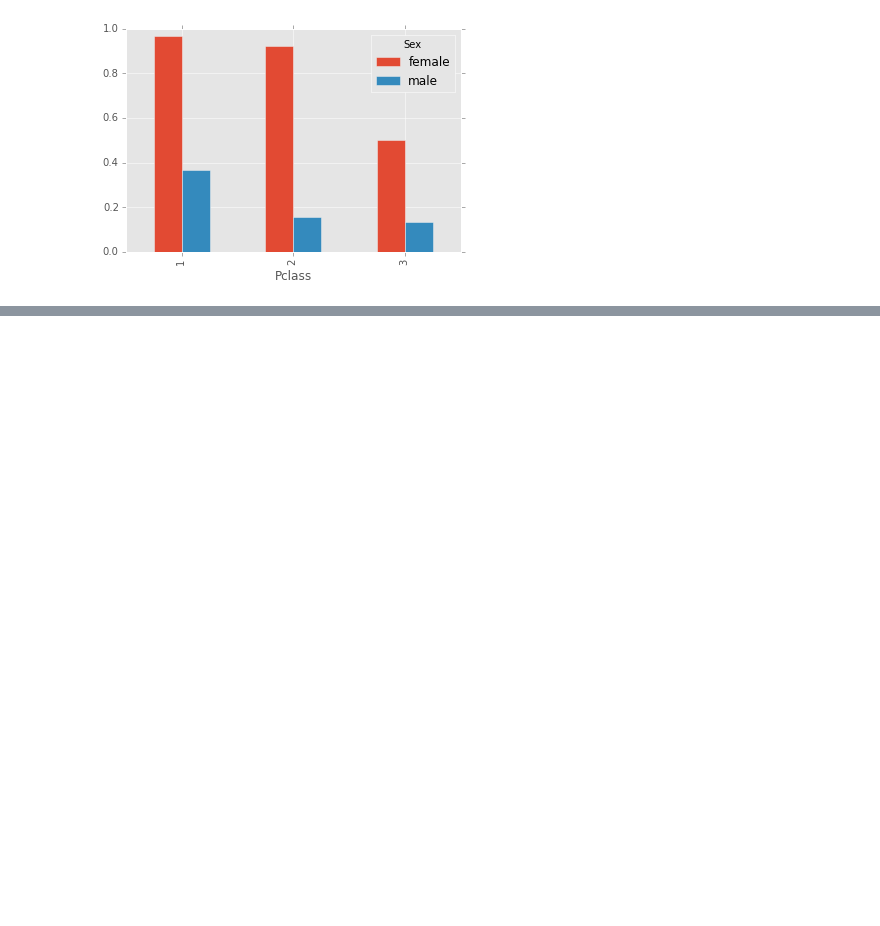
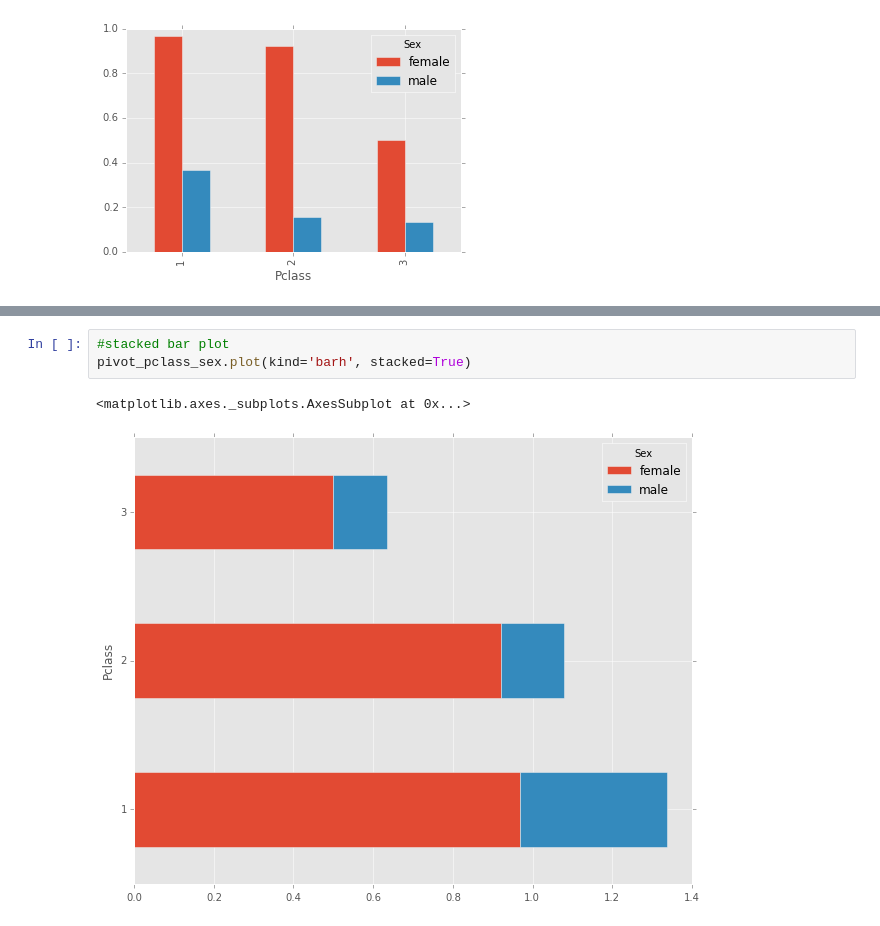
Before and after one commit to story645/ccny_software_carpentary, a Jupyter notebook: afternoon_session.ipynb, the cells around one changed output, grey strips where cells are left out. Saved outputs shown, nothing was run; the diff lists cells and outputs as text; blank space fills up the shorter version.

```diff
--- a/afternoon_session.ipynb
+++ b/afternoon_session.ipynb
@@ -1010,0 +1031,6 @@ plt.xticks(rotation=0) #fix the xtick labels by rotating them
+# %%
+#stacked bar plot
+pivot_pclass_sex.plot(kind='barh', stacked=True)
+# %% [output]
+<matplotlib.axes._subplots.AxesSubplot at 0x...>
+[figure, added]
```
Also changed, not shown: parts of 8 cells of this notebook.
